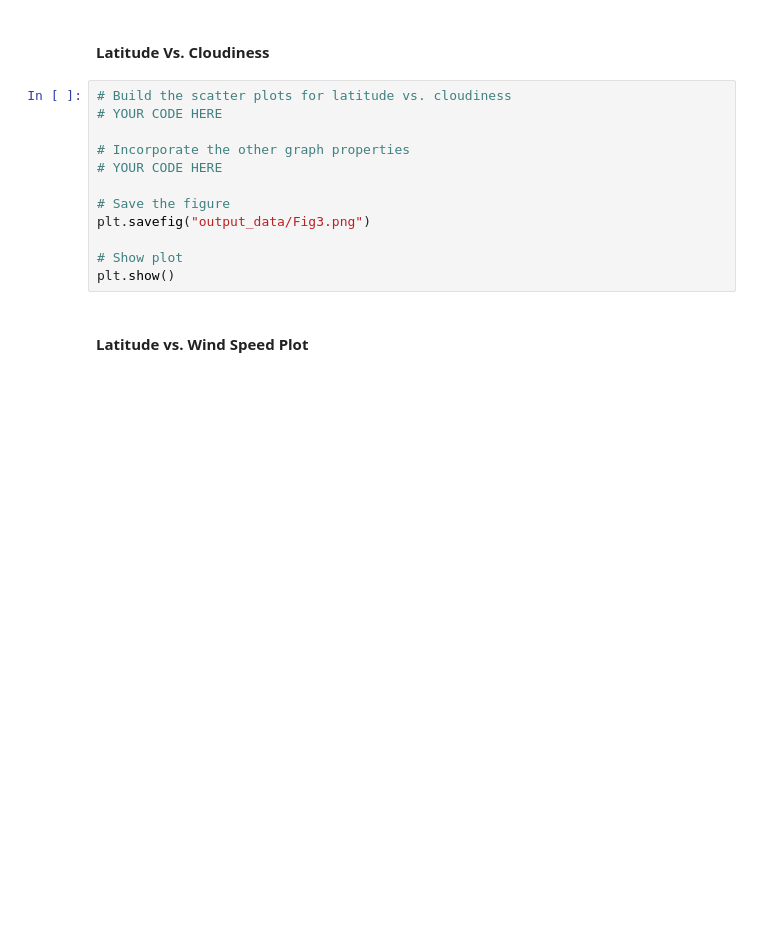
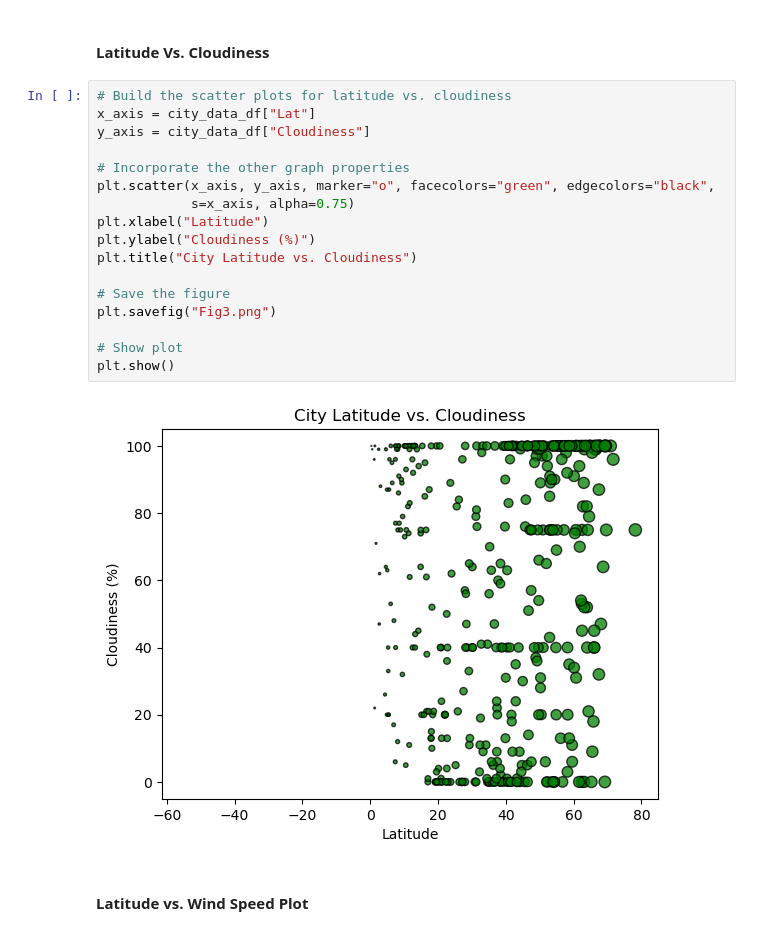
Before and after one commit to jbateson0918/python-api-challenge, a Jupyter notebook: Weather_homework.ipynb, the cells around one changed output. Drawn from its saved outputs; the diff is of its cells as text; blank space fills up the shorter version.

```diff
--- a/Weather_homework.ipynb
+++ b/Weather_homework.ipynb
@@ -197,16 +232,23 @@ plt.show()
 #### Latitude Vs. Cloudiness
 # %%
 # Build the scatter plots for latitude vs. cloudiness
-# YOUR CODE HERE
+x_axis = city_data_df["Lat"]
+y_axis = city_data_df["Cloudiness"]
 
 # Incorporate the other graph properties
-# YOUR CODE HERE
+plt.scatter(x_axis, y_axis, marker="o", facecolors="green", edgecolors="black",
+            s=x_axis, alpha=0.75)
+plt.xlabel("Latitude")
+plt.ylabel("Cloudiness (%)")
+plt.title("City Latitude vs. Cloudiness")
 
 # Save the figure
-plt.savefig("output_data/Fig3.png")
+plt.savefig("Fig3.png")
 
 # Show plot
 plt.show()
+# %% [output]
+[figure, added]
 # %% [markdown]
 #### Latitude vs. Wind Speed Plot
 # %%
```
Also changed, not shown: parts of 38 cells of this notebook, 5 other files.
